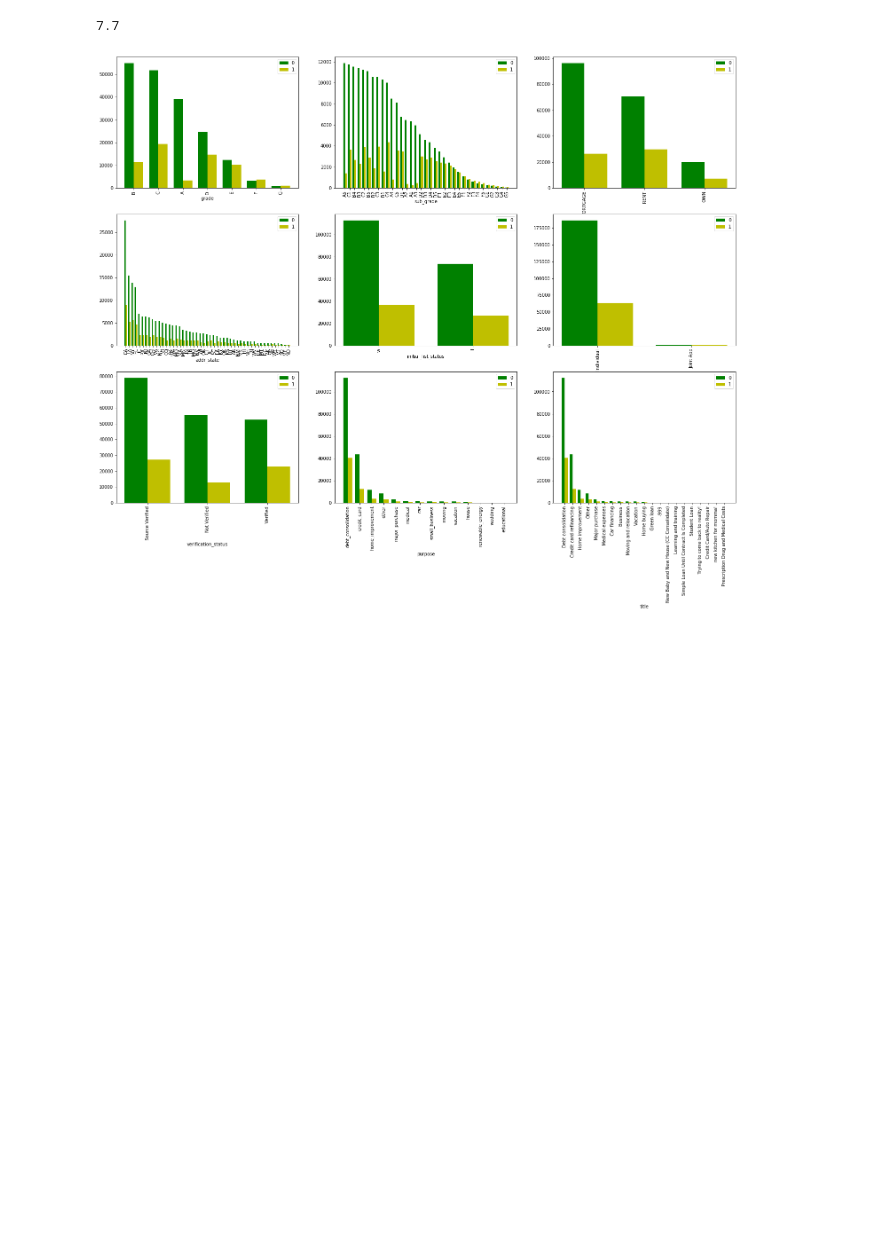
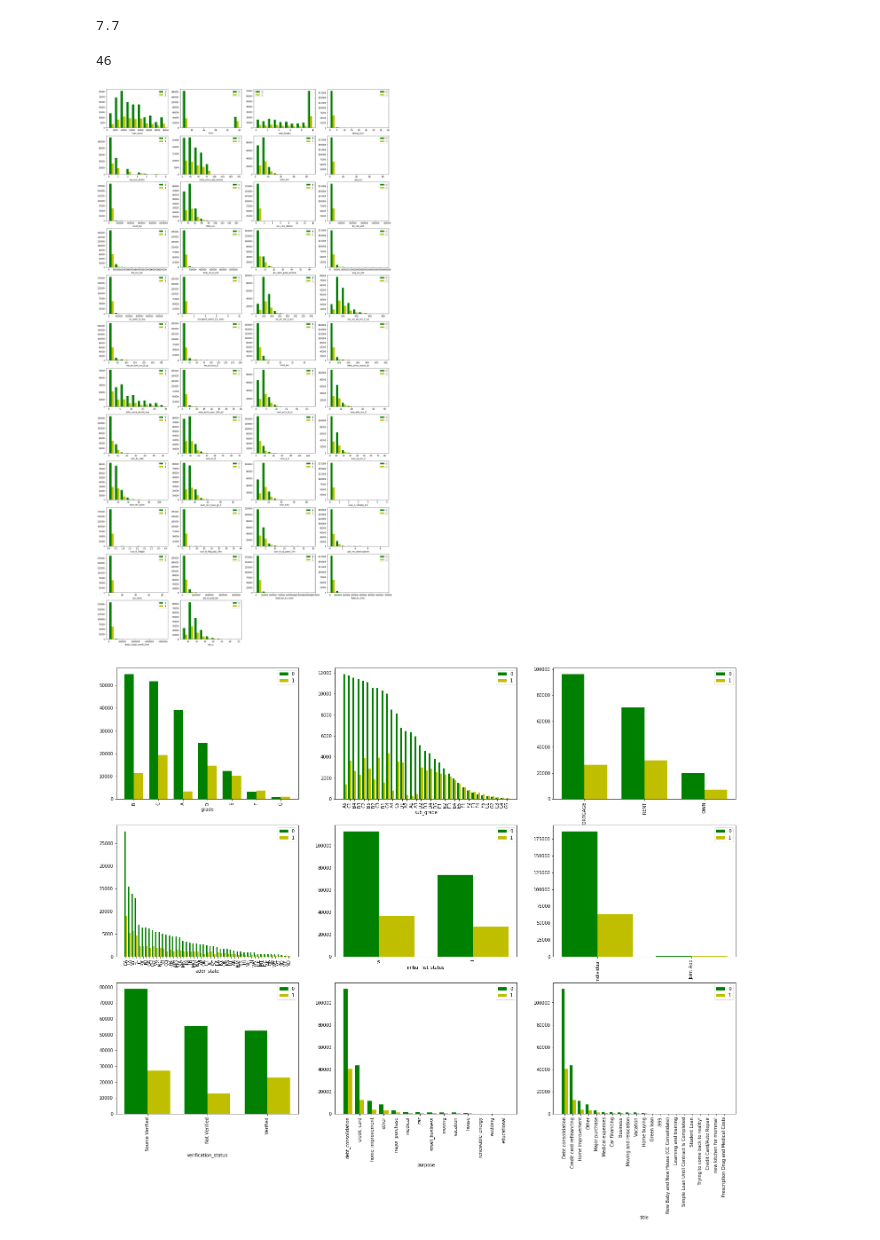
Before and after one commit to kristineguan/Lending-Club-PD-modeling, a Jupyter notebook: Lending Club.ipynb, the cells around one changed output. Drawn from its saved outputs; the diff is of its cells as text; code cells hidden in the pictures; blank space fills up the shorter version.

```diff
--- a/Lending Club.ipynb
+++ b/Lending Club.ipynb
@@ -183,6 +202,33 @@ dff.bc_util.max()
 dff.pct_tl_nvr_dlq.min()
 # %% [output]
 7.7
+# %%
+len(ll_int)
+# %% [output]
+46
+# %%
+# 'zip_code'
+ll_int=['loan_amnt','term','emp_length','delinq_2yrs','inq_last_6mths',
+      'mths_since_last_delinq','open_acc','pub_rec','revol_bal','total_acc','acc_now_delinq','tot_coll_amt',
+      'tot_cur_bal','total_rev_hi_lim','acc_open_past_24mths','avg_cur_bal', 'bc_open_to_buy','chargeoff_within_12_mths',
+       'mo_sin_old_il_acct','mo_sin_old_rev_tl_op', 'mo_sin_rcnt_rev_tl_op', 'mo_sin_rcnt_tl','mort_acc',
+       'mths_since_recent_bc', 'mths_since_recent_inq','num_accts_ever_120_pd', 'num_actv_bc_tl', 'num_actv_rev_tl',
+       'num_bc_sats', 'num_bc_tl', 'num_il_tl', 'num_op_rev_tl','num_rev_accts', 'num_rev_tl_bal_gt_0', 'num_sats',
+       'num_tl_120dpd_2m','num_tl_30dpd', 'num_tl_90g_dpd_24m', 'num_tl_op_past_12m','pub_rec_bankruptcies','tax_liens',
+       'tot_hi_cred_lim', 'total_bal_ex_mort', 'total_bc_limit','total_il_high_credit_limit','dur_y']
+# %%
+fig = plt.figure(figsize=(25,50))
+for i in range(len(ll_int)):
+    ax=fig.add_subplot(12, 4, i+1)
+    x1=dff[dff['label']=='0'][ll_int[i]]
+    x2=dff[dff['label']=='1'][ll_int[i]]
+    x1=x1[x1!=-999]
+    x2=x2[x2!=-999]
+    ax.hist([x1, x2], color=['g','y'], label=['0','1'])
+    ax.set_xlabel(ll_int[i])
+    ax.legend()
+# %% [output]
+[figure, added]
 # %%
 #there is only one vaue "cash" for 'disbursement_method'
 dff.drop('disbursement_method',axis=1,inplace=True)
```
Also changed, not shown: parts of 12 cells of this notebook.
